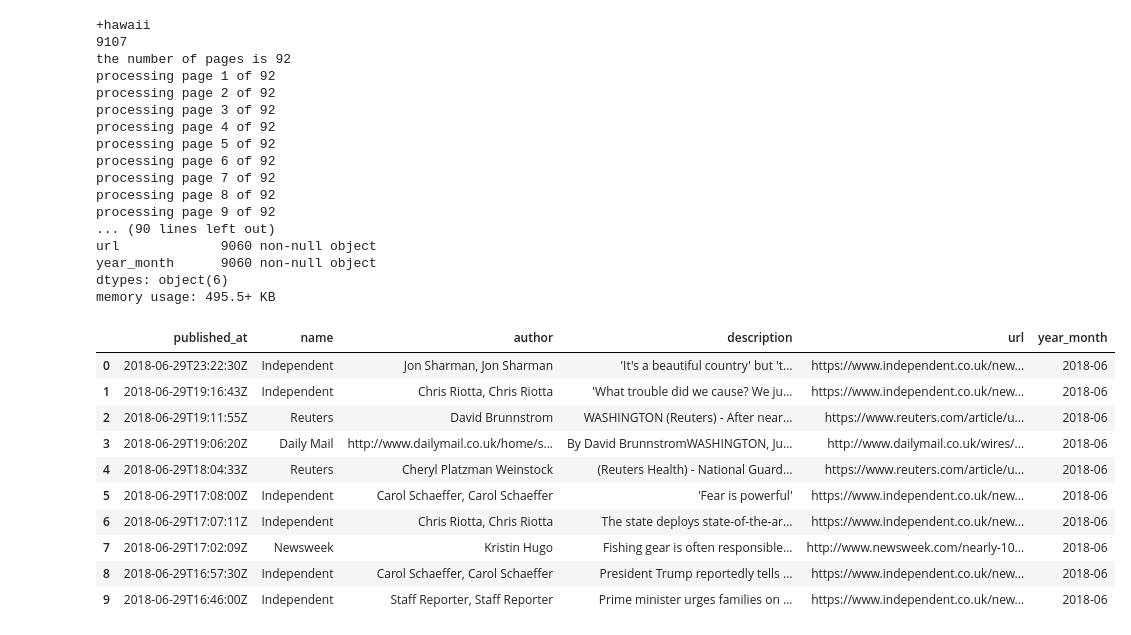
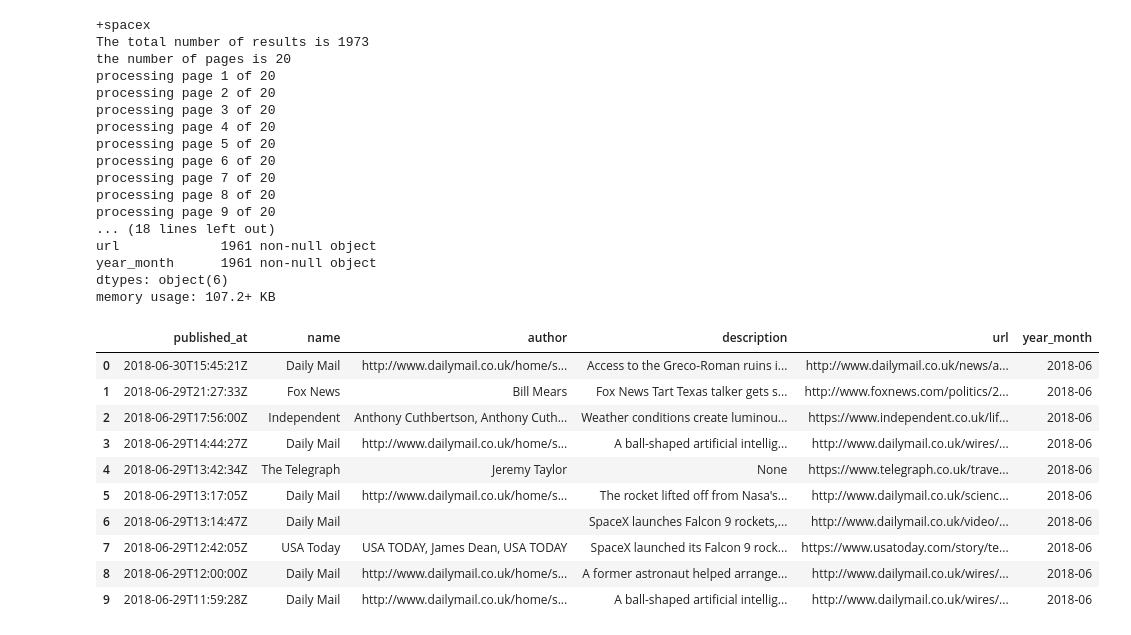
Before and after one commit to rekhaamer/DataViz-Project-1, a Jupyter notebook: apinews-new_solution.ipynb, the cells around one changed output. Drawn from its saved outputs; the diff is of its cells as text; code cells hidden in the pictures.

```diff
--- a/apinews-new_solution.ipynb
+++ b/apinews-new_solution.ipynb
@@ -83,37 +83,37 @@ def news_api_data(user_input):
     news_data.info()
     return news_data
 # %%
-news_dat=news_api_data('hawaii')
+news_dat=news_api_data('spacex')
 news_dat.head(10)
 # %% [output]
-+hawaii
-9107
-the number of pages is 92
-processing page 1 of 92
-processing page 2 of 92
-processing page 3 of 92
-processing page 4 of 92
-processing page 5 of 92
-processing page 6 of 92
-processing page 7 of 92
-processing page 8 of 92
-processing page 9 of 92
-... (90 lines left out)
-url             9060 non-null object
-year_month      9060 non-null object
++spacex
+The total number of results is 1973
+the number of pages is 20
+processing page 1 of 20
+processing page 2 of 20
+processing page 3 of 20
+processing page 4 of 20
+processing page 5 of 20
+processing page 6 of 20
+processing page 7 of 20
+processing page 8 of 20
+processing page 9 of 20
+... (18 lines left out)
+url             1961 non-null object
+year_month      1961 non-null object
 dtypes: object(6)
-memory usage: 495.5+ KB
+memory usage: 107.2+ KB
 |  | published_at | name | author | description | url | year_month |
-| 0 | 2018-06-29T23:22:30Z | Independent | Jon Sharman, Jon Sharman | 'It's a beautiful country' but 't... | https://www.independent.co.uk/new... | 2018-06 |
-| 1 | 2018-06-29T19:16:43Z | Independent | Chris Riotta, Chris Riotta | 'What trouble did we cause? We ju... | https://www.independent.co.uk/new... | 2018-06 |
-| 2 | 2018-06-29T19:11:55Z | Reuters | David Brunnstrom | WASHINGTON (Reuters) - After near... | https://www.reuters.com/article/u... | 2018-06 |
-| 3 | 2018-06-29T19:06:20Z | Daily Mail | http://www.dailymail.co.uk/home/s... | By David BrunnstromWASHINGTON, Ju... | http://www.dailymail.co.uk/wires/... | 2018-06 |
-| 4 | 2018-06-29T18:04:33Z | Reuters | Cheryl Platzman Weinstock | (Reuters Health) - National Guard... | https://www.reuters.com/article/u... | 2018-06 |
-| 5 | 2018-06-29T17:08:00Z | Independent | Carol Schaeffer, Carol Schaeffer | 'Fear is powerful' | https://www.independent.co.uk/new... | 2018-06 |
-| 6 | 2018-06-29T17:07:11Z | Independent | Chris Riotta, Chris Riotta | The state deploys state-of-the-ar... | https://www.independent.co.uk/new... | 2018-06 |
-| 7 | 2018-06-29T17:02:09Z | Newsweek | Kristin Hugo | Fishing gear is often responsible... | http://www.newsweek.com/nearly-10... | 2018-06 |
-| 8 | 2018-06-29T16:57:30Z | Independent | Carol Schaeffer, Carol Schaeffer | President Trump reportedly tells ... | https://www.independent.co.uk/new... | 2018-06 |
-| 9 | 2018-06-29T16:46:00Z | Independent | Staff Reporter, Staff Reporter | Prime minister urges families on ... | https://www.independent.co.uk/new... | 2018-06 |
+| 0 | 2018-06-30T15:45:21Z | Daily Mail | http://www.dailymail.co.uk/home/s... | Access to the Greco-Roman ruins i... | http://www.dailymail.co.uk/news/a... | 2018-06 |
+| 1 | 2018-06-29T21:27:33Z | Fox News | Bill Mears | Fox News Tart Texas talker gets s... | http://www.foxnews.com/politics/2... | 2018-06 |
+| 2 | 2018-06-29T17:56:00Z | Independent | Anthony Cuthbertson, Anthony Cuth... | Weather conditions create luminou... | https://www.independent.co.uk/lif... | 2018-06 |
+| 3 | 2018-06-29T14:44:27Z | Daily Mail | http://www.dailymail.co.uk/home/s... | A ball-shaped artificial intellig... | http://www.dailymail.co.uk/wires/... | 2018-06 |
+| 4 | 2018-06-29T13:42:34Z | The Telegraph | Jeremy Taylor | None | https://www.telegraph.co.uk/trave... | 2018-06 |
+| 5 | 2018-06-29T13:17:05Z | Daily Mail | http://www.dailymail.co.uk/home/s... | The rocket lifted off from Nasa's... | http://www.dailymail.co.uk/scienc... | 2018-06 |
+| 6 | 2018-06-29T13:14:47Z | Daily Mail |  | SpaceX launches Falcon 9 rockets,... | http://www.dailymail.co.uk/video/... | 2018-06 |
+| 7 | 2018-06-29T12:42:05Z | USA Today | USA TODAY, James Dean, USA TODAY | SpaceX launched its Falcon 9 rock... | https://www.usatoday.com/story/te... | 2018-06 |
+| 8 | 2018-06-29T12:00:00Z | Daily Mail | http://www.dailymail.co.uk/home/s... | A former astronaut helped arrange... | http://www.dailymail.co.uk/wires/... | 2018-06 |
+| 9 | 2018-06-29T11:59:28Z | Daily Mail | http://www.dailymail.co.uk/home/s... | A ball-shaped artificial intellig... | http://www.dailymail.co.uk/wires/... | 2018-06 |
 # %%
 def bar_news(news_data):
     '''takes a DataFrame as an argument,
```
Also changed, not shown: parts of 6 cells of this notebook.
